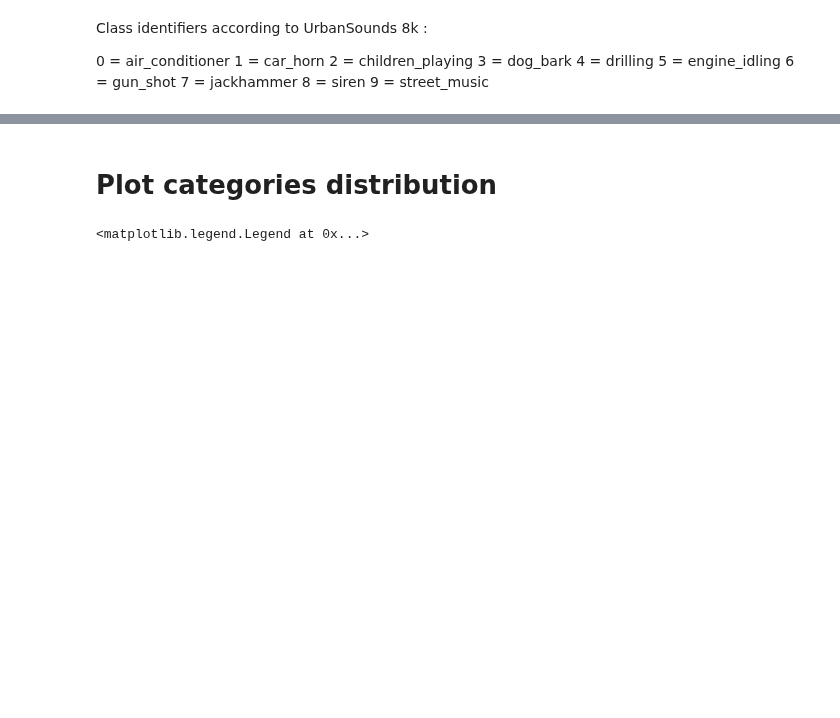
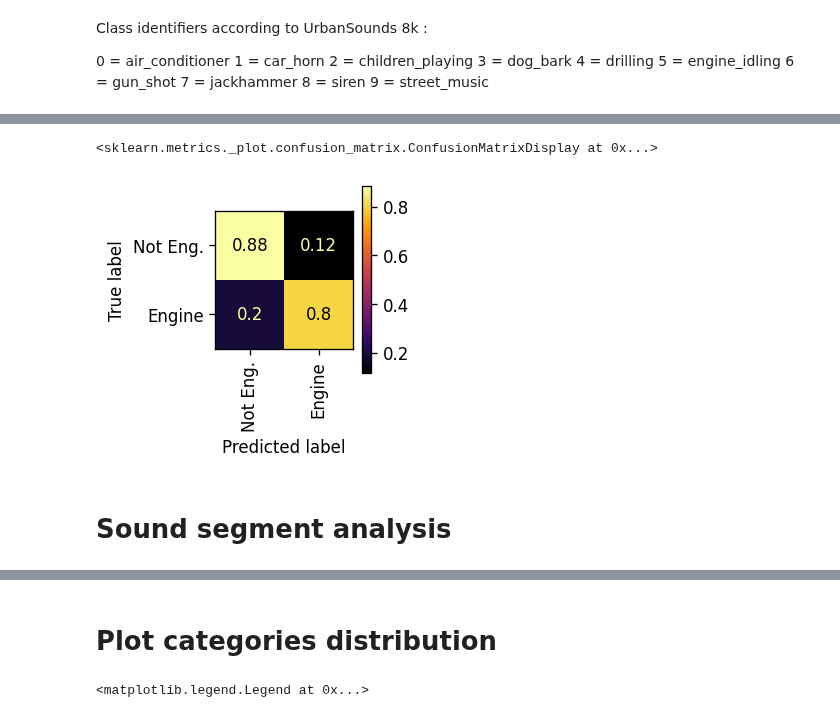
Before and after one commit to matsozza/Python_ML_CombustionEnginesRecog_MBA, a Jupyter notebook: Convolutional Neural Network.ipynb, the cells around one changed output, grey strips where cells are left out. Drawn from its saved outputs; the diff is of its cells as text; code cells hidden in the pictures; blank space fills up the shorter version.

```diff
--- a/Convolutional Neural Network.ipynb
+++ b/Convolutional Neural Network.ipynb
@@ -386,0 +393,20 @@ for cm in allConfusionMatrix_AM:
+# %%
+# Average results
+confusionMatrixAvg_M = np.zeros([2,2]);
+for cm in allConfusionMatrix_AM:
+    confusionMatrixAvg_M += cm;
+confusionMatrixAvg_M *=0.1;
+
+# Plot
+f, a = plt.subplots(dpi=120)
+f.set_figheight(2)
+f.set_figwidth(2)
+f.tight_layout(pad=0.5)
+
+cmDisplay = ConfusionMatrixDisplay(confusion_matrix=confusionMatrixAvg_M, display_labels=['Not Eng.', 'Engine'])
+cmDisplay.plot(ax=a,  cmap='inferno', xticks_rotation='vertical')
+# %% [output]
+<sklearn.metrics._plot.confusion_matrix.ConfusionMatrixDisplay at 0x...>
+[figure, added]
+# %% [markdown]
+# Sound segment analysis
```
Also changed, not shown: parts of 10 cells of this notebook.
